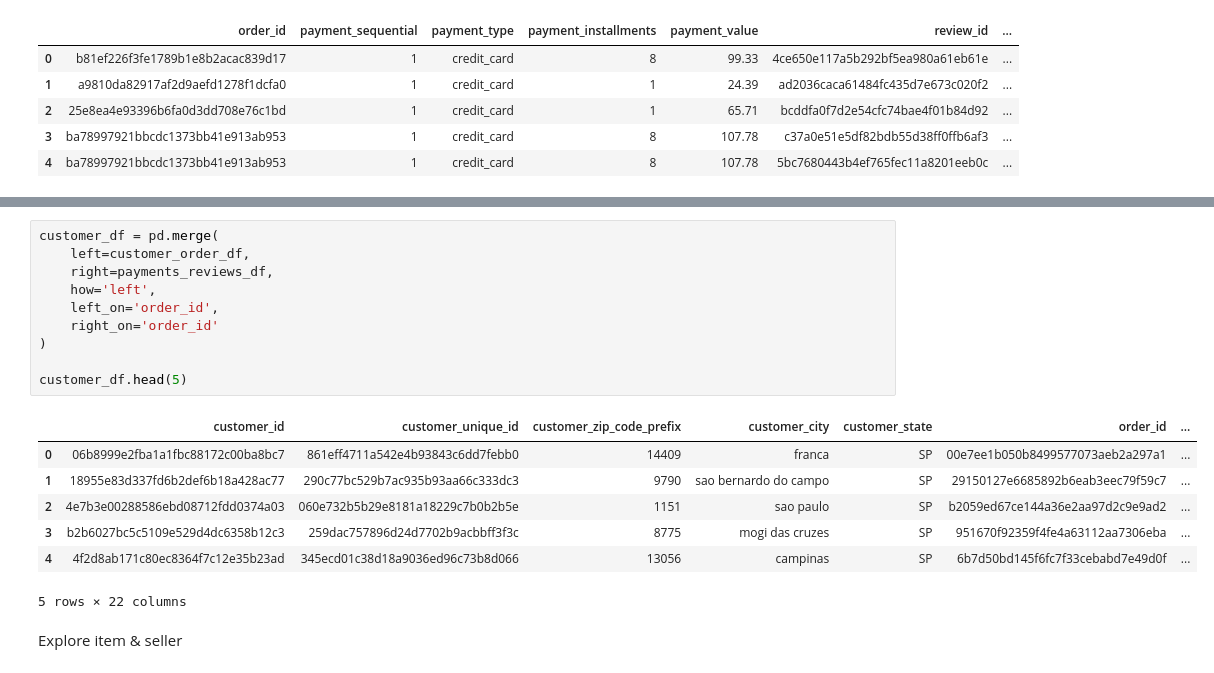
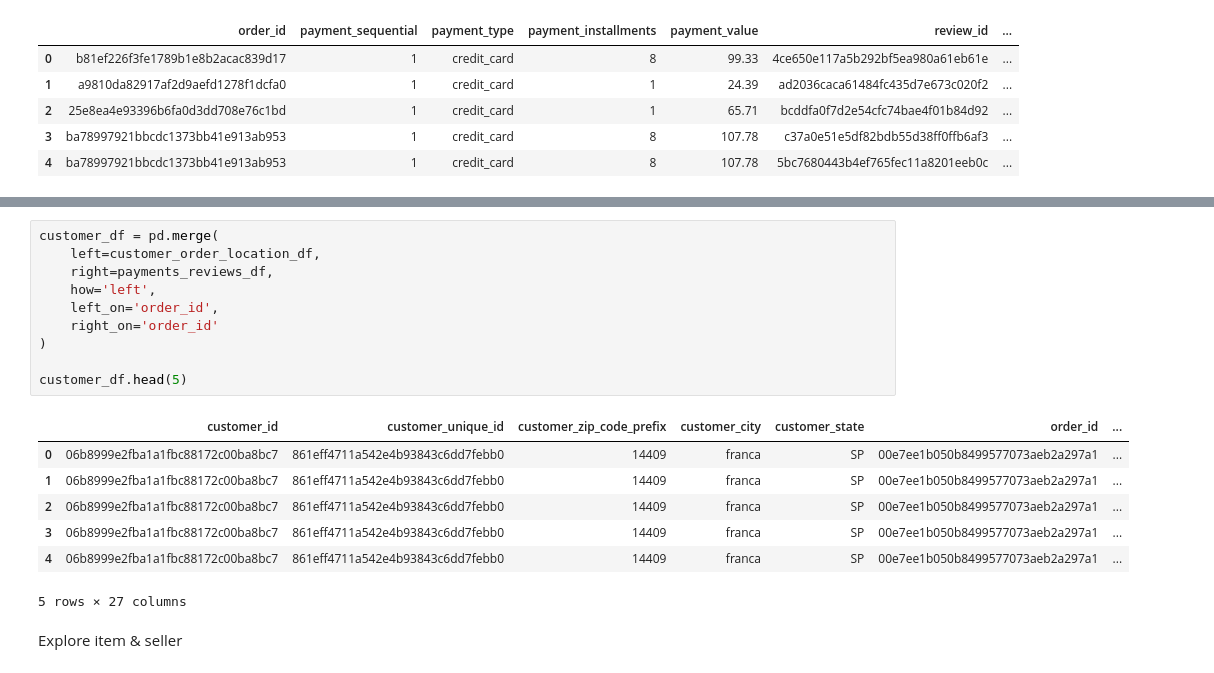
Before and after one commit to magistraapta/e-commerce-public-data-analysis, a Jupyter notebook: notebook.ipynb, the cells around one changed output, grey strips where cells are left out. Drawn from its saved outputs; the diff is of its cells as text.

```diff
--- a/notebook.ipynb
+++ b/notebook.ipynb
@@ -636,21 +628,21 @@ payments_reviews_df.sort_values(by='payment_value', ascending=False)
 # %%
 customer_df = pd.merge(
-    left=customer_order_df,
+    left=customer_order_location_df,
     right=payments_reviews_df,
     how='left',
     left_on='order_id',
     right_on='order_id'
 )
 
 customer_df.head(5)
 # %% [output]
 |  | customer_id | customer_unique_id | customer_zip_code_prefix | customer_city | customer_state | order_id | ... |
 | 0 | 06b8999e2fba1a1fbc88172c00ba8bc7 | 861eff4711a542e4b93843c6dd7febb0 | 14409 | franca | SP | 00e7ee1b050b8499577073aeb2a297a1 | ... |
-| 1 | 18955e83d337fd6b2def6b18a428ac77 | 290c77bc529b7ac935b93aa66c333dc3 | 9790 | sao bernardo do campo | SP | 29150127e6685892b6eab3eec79f59c7 | ... |
-| 2 | 4e7b3e00288586ebd08712fdd0374a03 | 060e732b5b29e8181a18229c7b0b2b5e | 1151 | sao paulo | SP | b2059ed67ce144a36e2aa97d2c9e9ad2 | ... |
-| 3 | b2b6027bc5c5109e529d4dc6358b12c3 | 259dac757896d24d7702b9acbbff3f3c | 8775 | mogi das cruzes | SP | 951670f92359f4fe4a63112aa7306eba | ... |
-| 4 | 4f2d8ab171c80ec8364f7c12e35b23ad | 345ecd01c38d18a9036ed96c73b8d066 | 13056 | campinas | SP | 6b7d50bd145f6fc7f33cebabd7e49d0f | ... |
+| 1 | 06b8999e2fba1a1fbc88172c00ba8bc7 | 861eff4711a542e4b93843c6dd7febb0 | 14409 | franca | SP | 00e7ee1b050b8499577073aeb2a297a1 | ... |
+| 2 | 06b8999e2fba1a1fbc88172c00ba8bc7 | 861eff4711a542e4b93843c6dd7febb0 | 14409 | franca | SP | 00e7ee1b050b8499577073aeb2a297a1 | ... |
+| 3 | 06b8999e2fba1a1fbc88172c00ba8bc7 | 861eff4711a542e4b93843c6dd7febb0 | 14409 | franca | SP | 00e7ee1b050b8499577073aeb2a297a1 | ... |
+| 4 | 06b8999e2fba1a1fbc88172c00ba8bc7 | 861eff4711a542e4b93843c6dd7febb0 | 14409 | franca | SP | 00e7ee1b050b8499577073aeb2a297a1 | ... |
-5 rows × 22 columns
+5 rows × 27 columns
 # %% [markdown]
 Explore item & seller
 # %%
```
Also changed, not shown: parts of 15 cells of this notebook, 3 other files.
